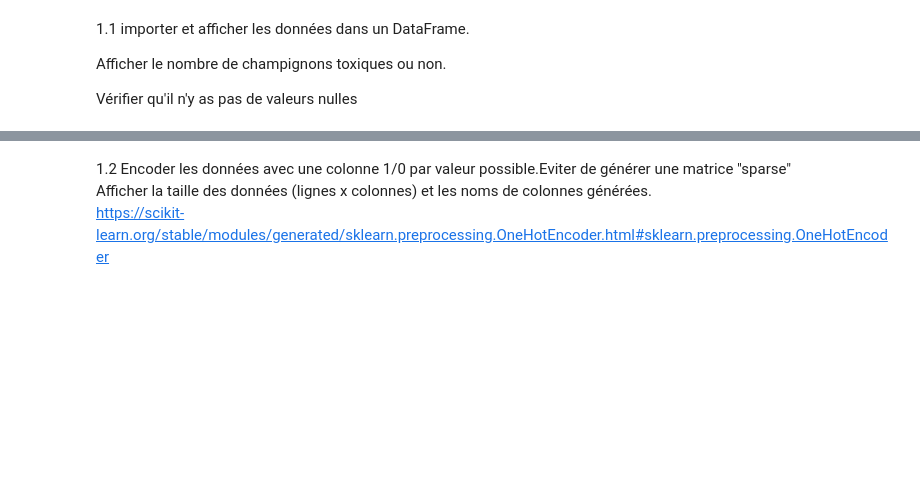
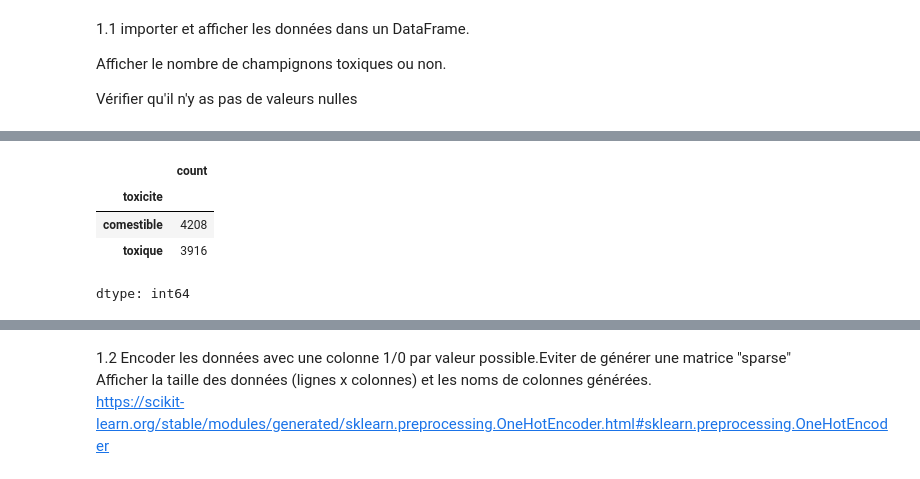
Before and after one commit to I-ZCode42/BestSurfSpot, a Jupyter notebook: TP1_classification_champignons.ipynb, the cells around one changed output, grey strips where cells are left out. Saved outputs shown, nothing was run; the diff lists cells and outputs as text; code cells hidden in the pictures; blank space fills up the shorter version.

```diff
--- a/TP1_classification_champignons.ipynb
+++ b/TP1_classification_champignons.ipynb
@@ -26,0 +42,9 @@ Vérifier qu'il n'y as pas de valeurs nulles
+# %%
+count_toxicity = mushroom_dataframe['toxicite'].value_counts()
+count_toxicity
+# %% [output]
+|  | count |
+| toxicite |  |
+| comestible | 4208 |
+| toxique | 3916 |
+dtype: int64
```
Also changed, not shown: parts of 8 cells of this notebook.
